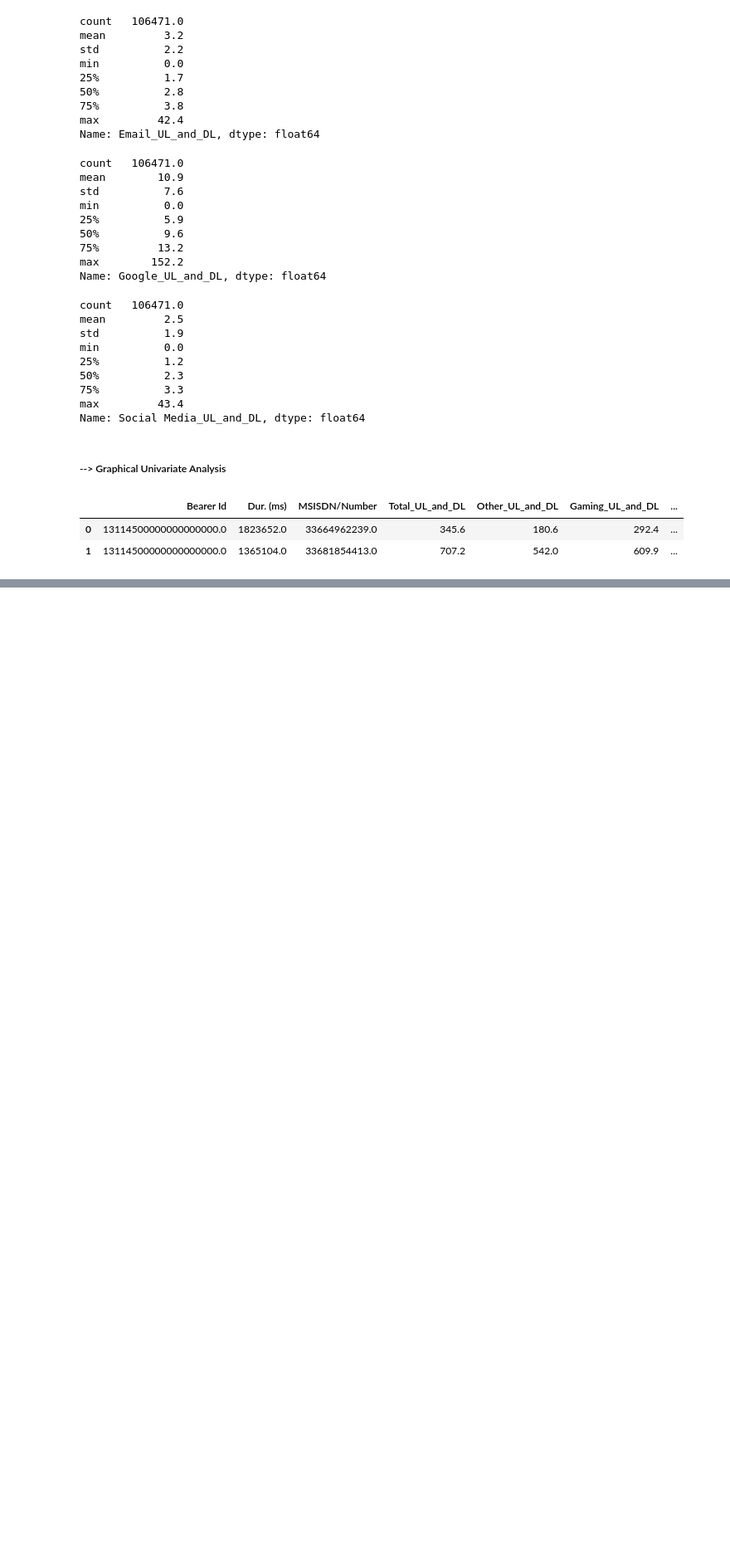
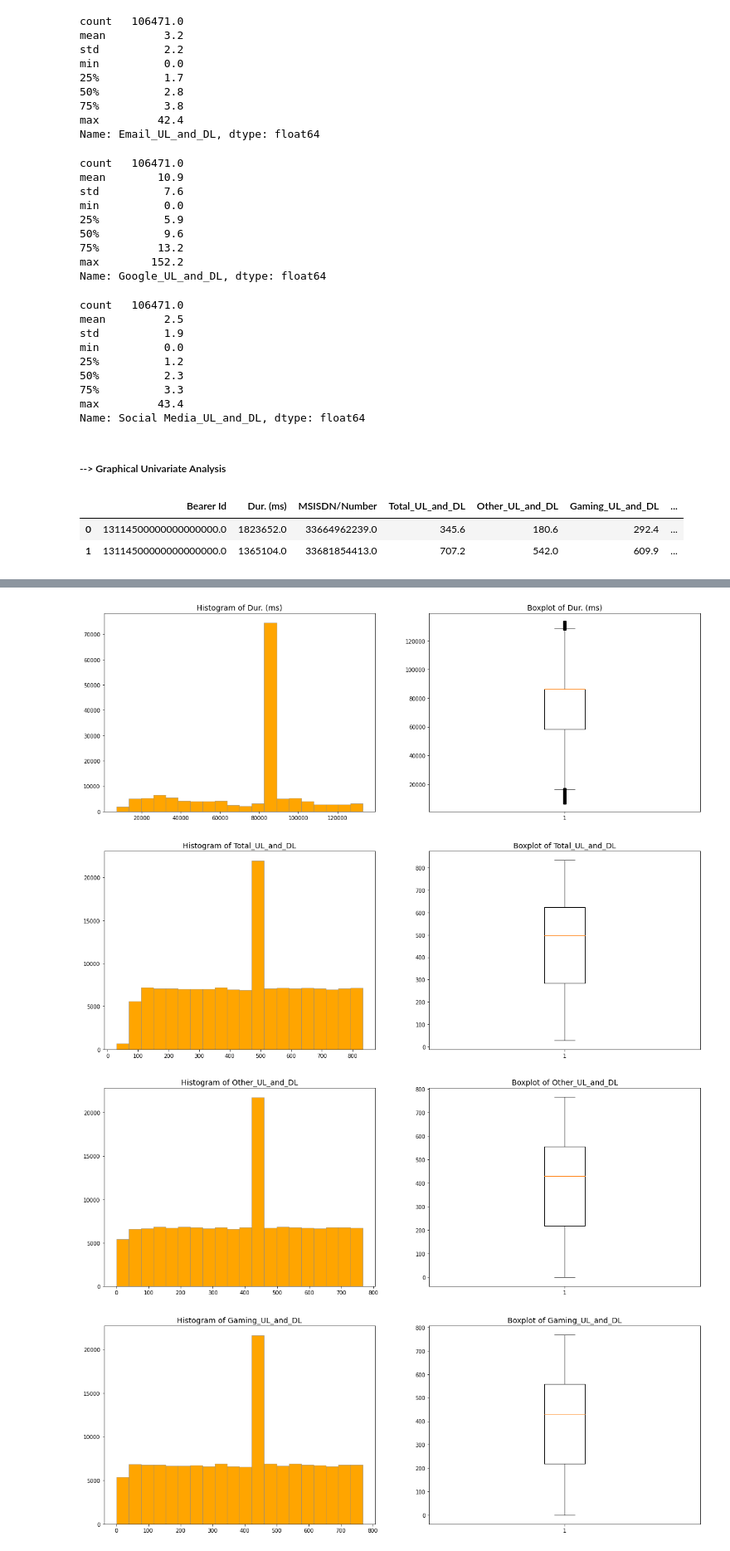
Before and after one commit to Micky373/Telecom_user_analytics, a Jupyter notebook: notebooks/user_overview_analysis.ipynb, the cells around one changed output, grey strips where cells are left out. Shown at 83% size. Saved outputs shown, nothing was run; the diff lists cells and outputs as text; code cells hidden in the pictures; blank space fills up the shorter version.

Commit message:
Fix the outliers and plot the univariate graphical analysis

```diff
--- a/notebooks/user_overview_analysis.ipynb
+++ b/notebooks/user_overview_analysis.ipynb
@@ -563,0 +570,11 @@ user_overview_data['Social Media_UL_and_DL']=fix_outlier(user_overview_data,'Soc
+# %%
+# Graphical univariate analysis plots after fixing outliers
+
+plot_univariate(user_overview_data,'Dur. (ms)','Total_UL_and_DL')
+plot_univariate(user_overview_data,'Other_UL_and_DL','Gaming_UL_and_DL')
+plot_univariate(user_overview_data,'Netflix_UL_and_DL','Youtube_UL_and_DL')
+plot_univariate(user_overview_data,'Email_UL_and_DL','Google_UL_and_DL')
+plot_univariate(user_overview_data,'Social Media_UL_and_DL','Gaming_UL_and_DL')
+# %% [output]
+[figure, added]
+[figure, added]
```
Also changed, not shown: parts of 2 cells of this notebook.
